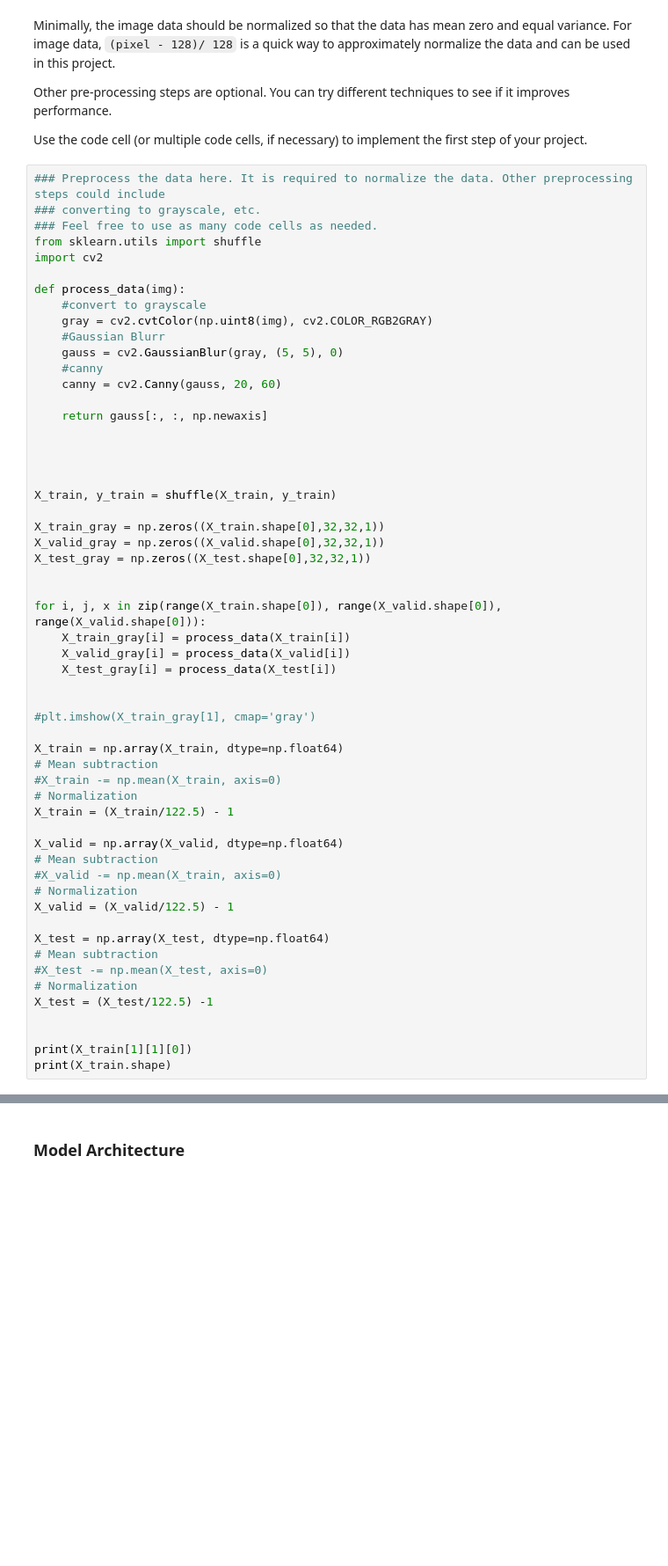
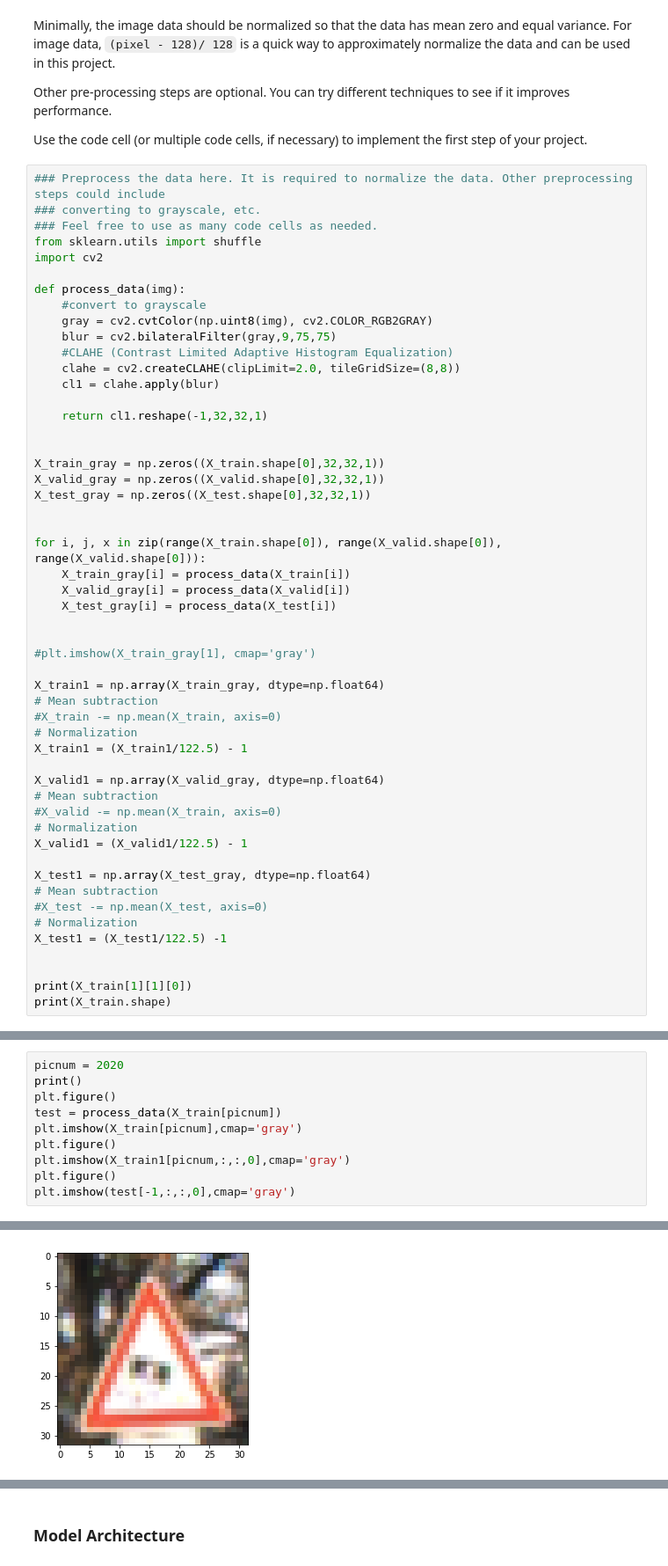
Before and after one commit to pionoor/CarND-Traffic-Sign-Classifier-P2, a Jupyter notebook: Traffic_Sign_Classifier.ipynb, the cells around one changed output, grey strips where cells are left out. Shown: that part at 88% size. Cells and saved outputs as stored; diff of their text form; blank space fills up the shorter version.

```diff
--- a/Traffic_Sign_Classifier.ipynb
+++ b/Traffic_Sign_Classifier.ipynb
@@ -160,17 +176,13 @@ import cv2
 def process_data(img):
     #convert to grayscale
     gray = cv2.cvtColor(np.uint8(img), cv2.COLOR_RGB2GRAY)
-    #Gaussian Blurr
-    gauss = cv2.GaussianBlur(gray, (5, 5), 0)
-    #canny
-    canny = cv2.Canny(gauss, 20, 60)
+    blur = cv2.bilateralFilter(gray,9,75,75)
+    #CLAHE (Contrast Limited Adaptive Histogram Equalization)
+    clahe = cv2.createCLAHE(clipLimit=2.0, tileGridSize=(8,8))
+    cl1 = clahe.apply(blur)
 
-    return gauss[:, :, np.newaxis]
+    return cl1.reshape(-1,32,32,1)
 
-
-
-
-X_train, y_train = shuffle(X_train, y_train)
 
 X_train_gray = np.zeros((X_train.shape[0],32,32,1))
 X_valid_gray = np.zeros((X_valid.shape[0],32,32,1))
@@ -185,23 +197,23 @@ for i, j, x in zip(range(X_train.shape[0]), range(X_valid.shape[0]), range(X_val
 
 #plt.imshow(X_train_gray[1], cmap='gray')
 
-X_train = np.array(X_train, dtype=np.float64)
+X_train1 = np.array(X_train_gray, dtype=np.float64)
 # Mean subtraction
 #X_train -= np.mean(X_train, axis=0)
 # Normalization
-X_train = (X_train/122.5) - 1
+X_train1 = (X_train1/122.5) - 1
 
-X_valid = np.array(X_valid, dtype=np.float64)
+X_valid1 = np.array(X_valid_gray, dtype=np.float64)
 # Mean subtraction
 #X_valid -= np.mean(X_train, axis=0)
 # Normalization
-X_valid = (X_valid/122.5) - 1
+X_valid1 = (X_valid1/122.5) - 1
 
-X_test = np.array(X_test, dtype=np.float64)
+X_test1 = np.array(X_test_gray, dtype=np.float64)
 # Mean subtraction
 #X_test -= np.mean(X_test, axis=0)
 # Normalization
-X_test = (X_test/122.5) -1
+X_test1 = (X_test1/122.5) -1
 
 
 print(X_train[1][1][0])
@@ -208,0 +224,11 @@ print(X_train.shape)
+# %%
+picnum = 2020
+print()
+plt.figure()
+test = process_data(X_train[picnum])
+plt.imshow(X_train[picnum],cmap='gray')
+plt.figure()
+plt.imshow(X_train1[picnum,:,:,0],cmap='gray')
+plt.figure()
+plt.imshow(test[-1,:,:,0],cmap='gray')
+# %% [output]
@@ -208,0 +236 @@ print(X_train.shape)
+[figure, added]
```
Also changed, not shown: parts of 4 cells of this notebook.
